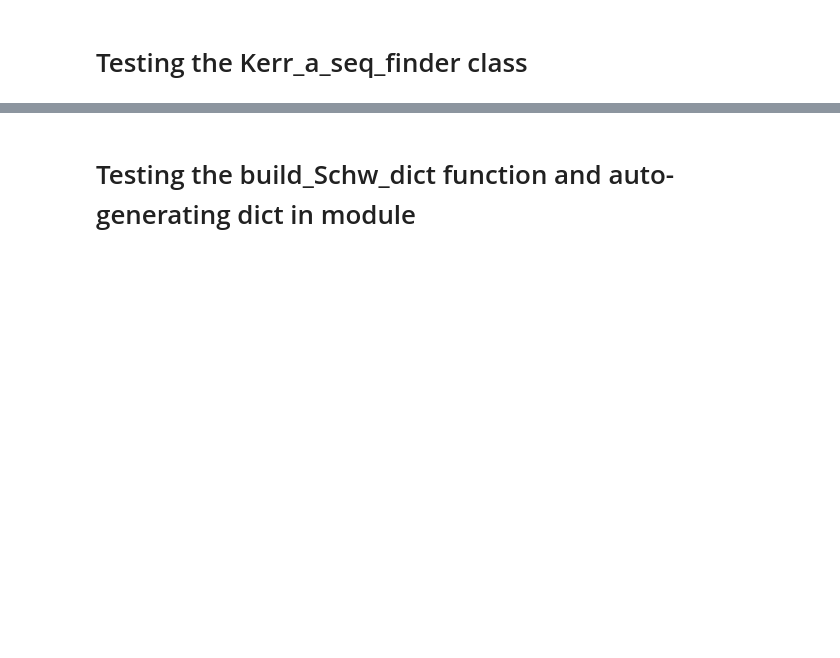
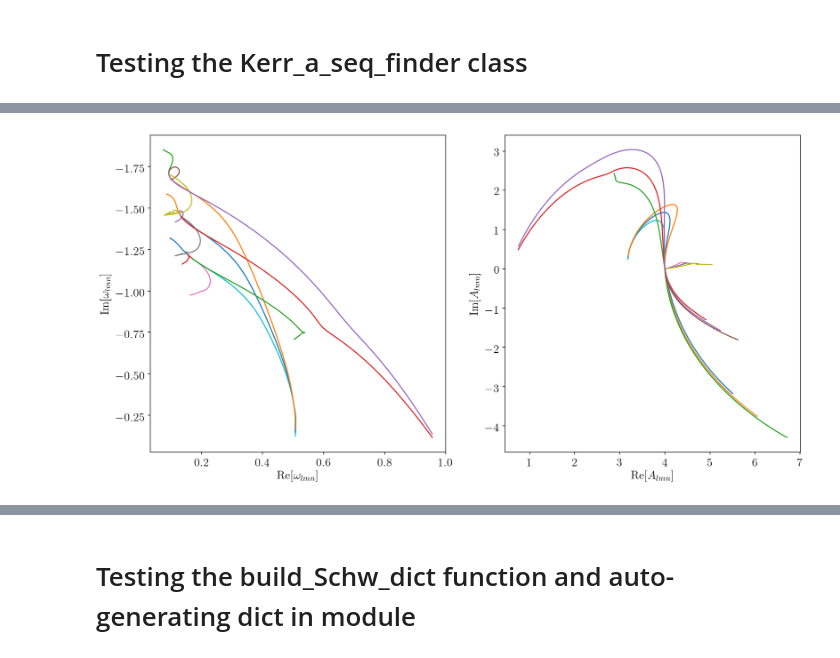
Before and after one commit to duetosymmetry/qnm, a Jupyter notebook: Experiment.ipynb, the cells around one changed output, grey strips where cells are left out. Drawn from its saved outputs; the diff is of its cells as text; code cells hidden in the pictures; blank space fills up the shorter version.

```diff
--- a/Experiment.ipynb
+++ b/Experiment.ipynb
@@ -216,18 +223,21 @@ from Kerr_a_seq_finder import Kerr_a_seq_finder
 # %%
 start = time.time()
 
-a_max = .998
+a_max = .999
 tol=1e-10
 
 ns=np.arange(0,8)
+ns=[7]
 s=-2
-ls=np.arange(2,3)
-m=0
+ls=np.arange(2,5)
+ls = [2]
 seqs = {}
-for n in ns:
-    for l in ls:
-        seqs[(l,n)] = Kerr_a_seq_finder(n=n, a_max=a_max, delta_a=2.5e-3, s=s, l=l, m=m)
-        seqs[(l,n)].do_find_sequence()
+for l in ls:
+    ms=np.arange(-l,l+1)
+    for m in ms:
+        for n in ns:
+            seqs[(l,m,n)] = Kerr_a_seq_finder(n=n, a_max=a_max, delta_a=4e-3, s=s, l=l, m=m)
+            seqs[(l,m,n)].do_find_sequence()
 
 end = time.time()
 
@@ -244,0 +272,41 @@ INFO:root:n=7, l=2, started from guess omega=(0.0928223337522-1.70384117213j), f
+# %%
+ns=np.arange(0,8)
+ns=[5,6,7]
+ls=np.arange(2,5)
+ls=[2]
+
+plt.figure(figsize=(16,8))
+
+plt.subplot(1, 2, 1)
+
+for l in ls:
+    ms = np.arange(-l, l+1)
+    for m in ms:
+        for n in ns:
+            plt.plot(np.real(seqs[(l,m,n)].omega[:3000]), np.imag(seqs[(l,m,n)].omega[:3000]))
+
+#plt.xlim(.07,.13)
+#plt.ylim(-1.48,-1.455)
+
+plt.gca().invert_yaxis()
+plt.gca().tick_params(labelsize=16)
+plt.xlabel(r'$\textrm{Re}[\omega_{lmn}]$', fontsize=16)
+plt.ylabel(r'$\textrm{Im}[\omega_{lmn}]$', fontsize=16)
+
+plt.subplot(1, 2, 2)
+
+for l in ls:
+    ms = np.arange(-l, l+1)
+    for m in ms:
+        for n in ns:
+            plt.plot(np.real(seqs[(l,m,n)].A[:3000]), np.imag(seqs[(l,m,n)].A[:3000]))
+
+plt.gca().tick_params(labelsize=16)
+plt.xlabel(r'$\textrm{Re}[A_{lmn}]$', fontsize=16)
+plt.ylabel(r'$\textrm{Im}[A_{lmn}]$', fontsize=16)
+
+#plt.savefig("test.png", bbox_inches="tight", dpi=300)
+
+plt.show()
+# %% [output]
+[figure, added]
```
Also changed, not shown: parts of 24 cells of this notebook, 3 other files.
